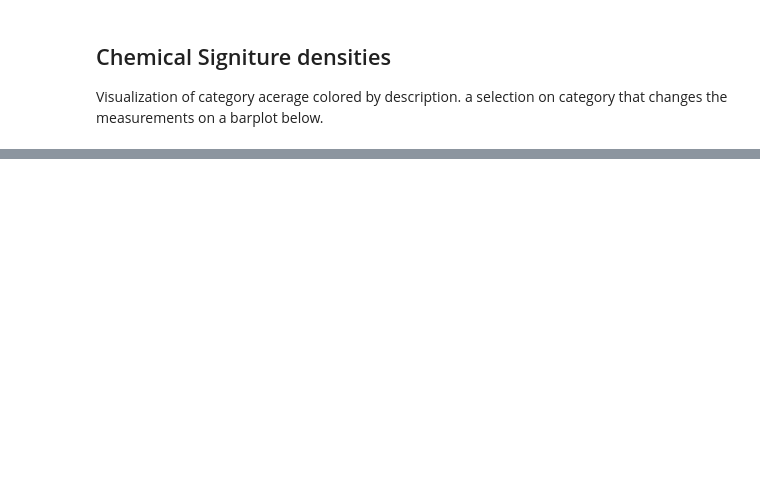
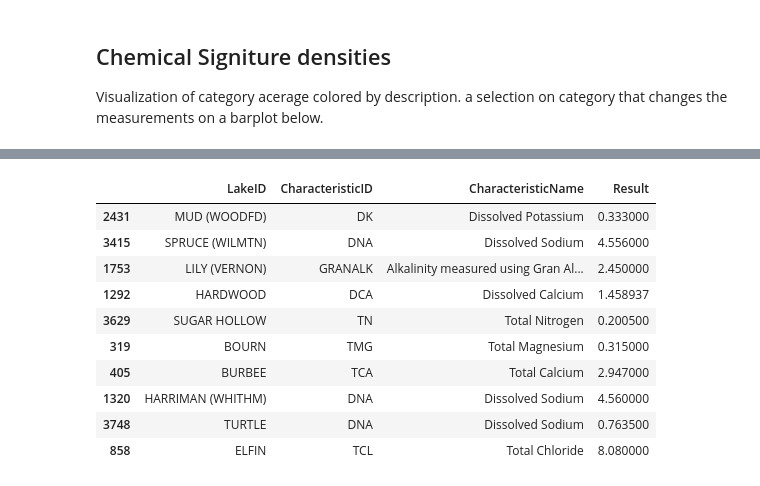
Before and after one commit to zorinAnze/Vermont-Lake-Health, a Jupyter notebook: Survey_results_with_chem.ipynb, the cells around one changed output, grey strips where cells are left out. Cells and saved outputs as stored; diff of their text form; code cells hidden in the pictures; blank space fills up the shorter version.

```diff
--- a/Survey_results_with_chem.ipynb
+++ b/Survey_results_with_chem.ipynb
@@ -51,2 +51,21 @@ rows   : 773
 # %%
-chem_data_to_merge = chem_data[chem_data['year'] == 2016].drop('population', axis=1)
+# for this visulaization we need the chem_data from 2016 and the LakeID to merge on, the 'CharacteristicID,
+# CharacteristicName, UnitCode, and the Result
+chem_data_to_merge = chem_data[((chem_data['year'] <= 2016) & (chem_data['year'] >= 2013))].drop('population', axis=1)
+chem_data_to_merge = chem_data_to_merge[['LakeID', 'CharacteristicID', 'CharacteristicName', 'Result']].copy()
+
+# Now we Groupby LakeID as we want one measurement: the mean result of each measurement type per lake.
+chem_data_to_merge = chem_data_to_merge.groupby(['LakeID', 'CharacteristicID', 'CharacteristicName']).mean().reset_index()
+chem_data_to_merge.sample(10)
+# %% [output]
+|  | LakeID | CharacteristicID | CharacteristicName | Result |
+| 2431 | MUD (WOODFD) | DK | Dissolved Potassium | 0.333000 |
+| 3415 | SPRUCE (WILMTN) | DNA | Dissolved Sodium | 4.556000 |
+| 1753 | LILY (VERNON) | GRANALK | Alkalinity measured using Gran Al... | 2.450000 |
+| 1292 | HARDWOOD | DCA | Dissolved Calcium | 1.458937 |
+| 3629 | SUGAR HOLLOW | TN | Total Nitrogen | 0.200500 |
+| 319 | BOURN | TMG | Total Magnesium | 0.315000 |
+| 405 | BURBEE | TCA | Total Calcium | 2.947000 |
+| 1320 | HARRIMAN (WHITHM) | DNA | Dissolved Sodium | 4.560000 |
+| 3748 | TURTLE | DNA | Dissolved Sodium | 0.763500 |
+| 858 | ELFIN | TCL | Total Chloride | 8.080000 |
```
Also changed, not shown: parts of 7 cells of this notebook.
